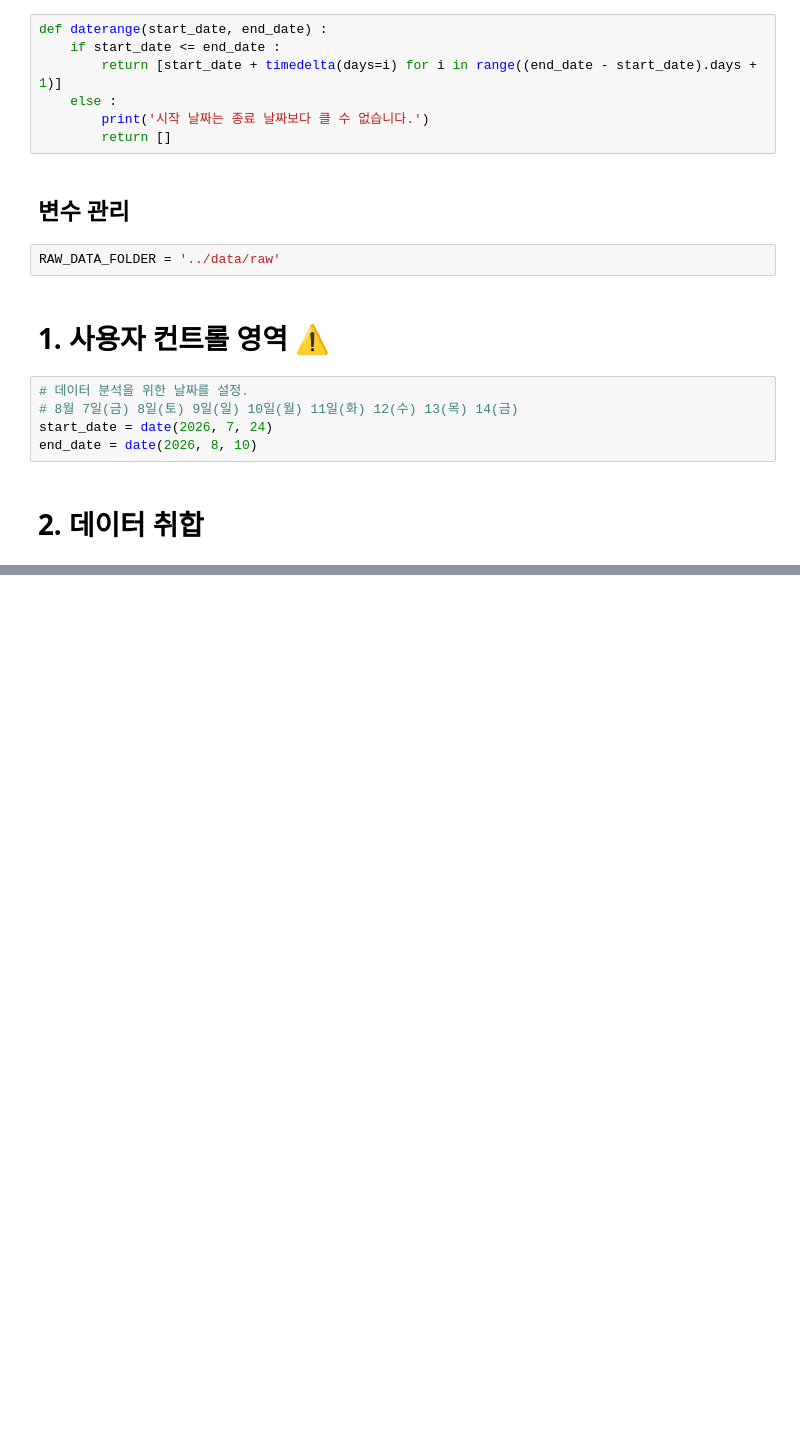
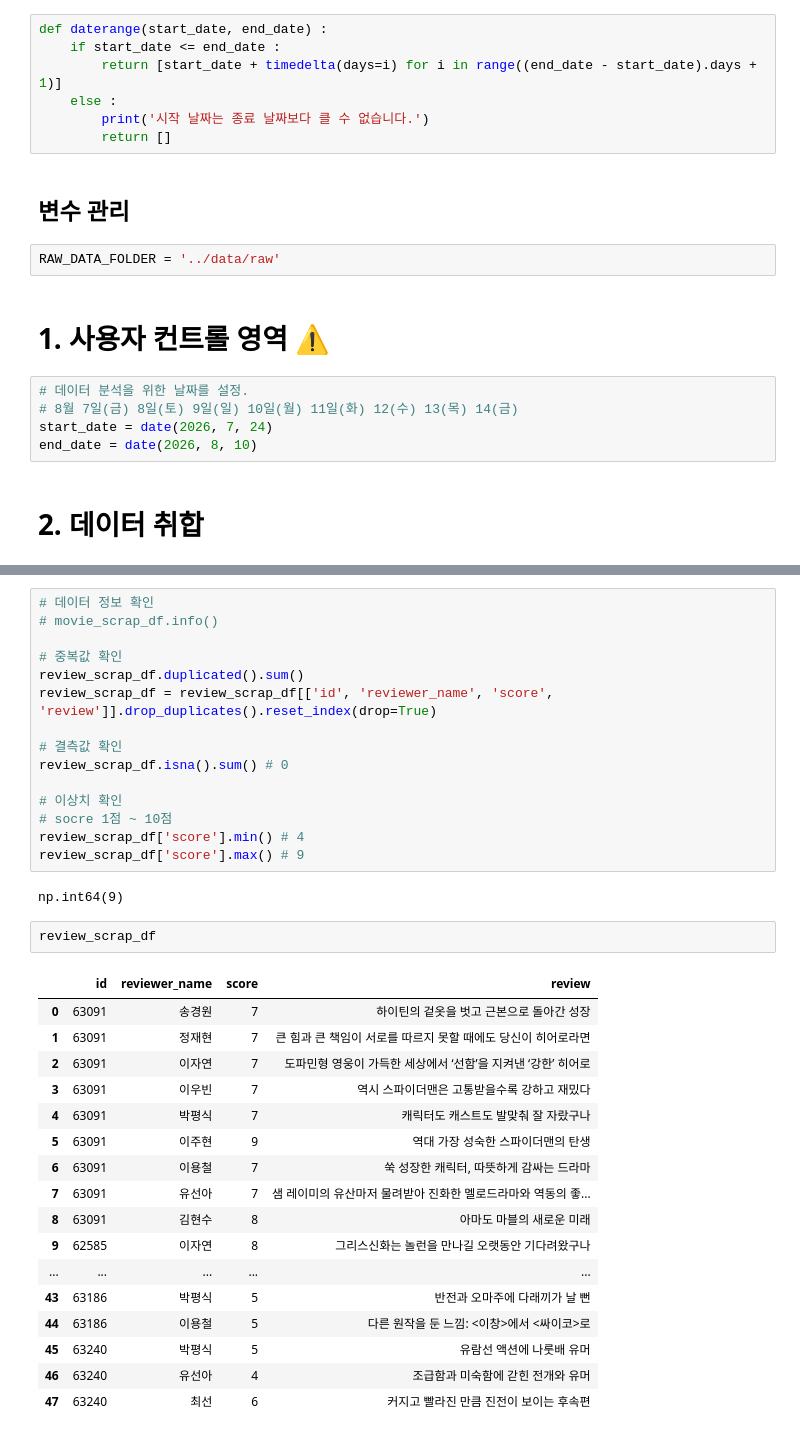
Before and after one commit to zoo-no-s/movie_data_analysis, a Jupyter notebook: src/pre_processing.ipynb, the cells around one changed output, grey strips where cells are left out. Drawn from its saved outputs; the diff is of its cells as text; blank space fills up the shorter version.

```diff
--- a/src/pre_processing.ipynb
+++ b/src/pre_processing.ipynb
@@ -88,0 +151,37 @@ for current_date in date_list:
+# %%
+# 데이터 정보 확인
+# movie_scrap_df.info()
+
+# 중복값 확인
+review_scrap_df.duplicated().sum()
+review_scrap_df = review_scrap_df[['id', 'reviewer_name', 'score', 'review']].drop_duplicates().reset_index(drop=True)
+
+# 결측값 확인
+review_scrap_df.isna().sum() # 0
+
+# 이상치 확인
+# socre 1점 ~ 10점
+review_scrap_df['score'].min() # 4
+review_scrap_df['score'].max() # 9
+# %% [output]
+np.int64(9)
+# %%
+review_scrap_df
+# %% [output]
+|  | id | reviewer_name | score | review |
+| 0 | 63091 | 송경원 | 7 | 하이틴의 겉옷을 벗고 근본으로 돌아간 성장 |
+| 1 | 63091 | 정재현 | 7 | 큰 힘과 큰 책임이 서로를 따르지 못할 때에도 당신이 히어로라면 |
+| 2 | 63091 | 이자연 | 7 | 도파민형 영웅이 가득한 세상에서 ‘선함’을 지켜낸 ‘강한’ 히어로 |
+| 3 | 63091 | 이우빈 | 7 | 역시 스파이더맨은 고통받을수록 강하고 재밌다 |
+| 4 | 63091 | 박평식 | 7 | 캐릭터도 캐스트도 발맞춰 잘 자랐구나 |
+| 5 | 63091 | 이주현 | 9 | 역대 가장 성숙한 스파이더맨의 탄생 |
+| 6 | 63091 | 이용철 | 7 | 쑥 성장한 캐릭터, 따뜻하게 감싸는 드라마 |
+| 7 | 63091 | 유선아 | 7 | 샘 레이미의 유산마저 물려받아 진화한 멜로드라마와 역동의 좋... |
+| 8 | 63091 | 김현수 | 8 | 아마도 마블의 새로운 미래 |
+| 9 | 62585 | 이자연 | 8 | 그리스신화는 놀런을 만나길 오랫동안 기다려왔구나 |
+| ... | ... | ... | ... | ... |
+| 43 | 63186 | 박평식 | 5 | 반전과 오마주에 다래끼가 날 뻔 |
+| 44 | 63186 | 이용철 | 5 | 다른 원작을 둔 느낌: <이창>에서 <싸이코>로 |
+| 45 | 63240 | 박평식 | 5 | 유람선 액션에 나룻배 유머 |
+| 46 | 63240 | 유선아 | 4 | 조급함과 미숙함에 갇힌 전개와 유머 |
+| 47 | 63240 | 최선 | 6 | 커지고 빨라진 만큼 진전이 보이는 후속편 |
```
Also changed, not shown: parts of 14 cells of this notebook.
